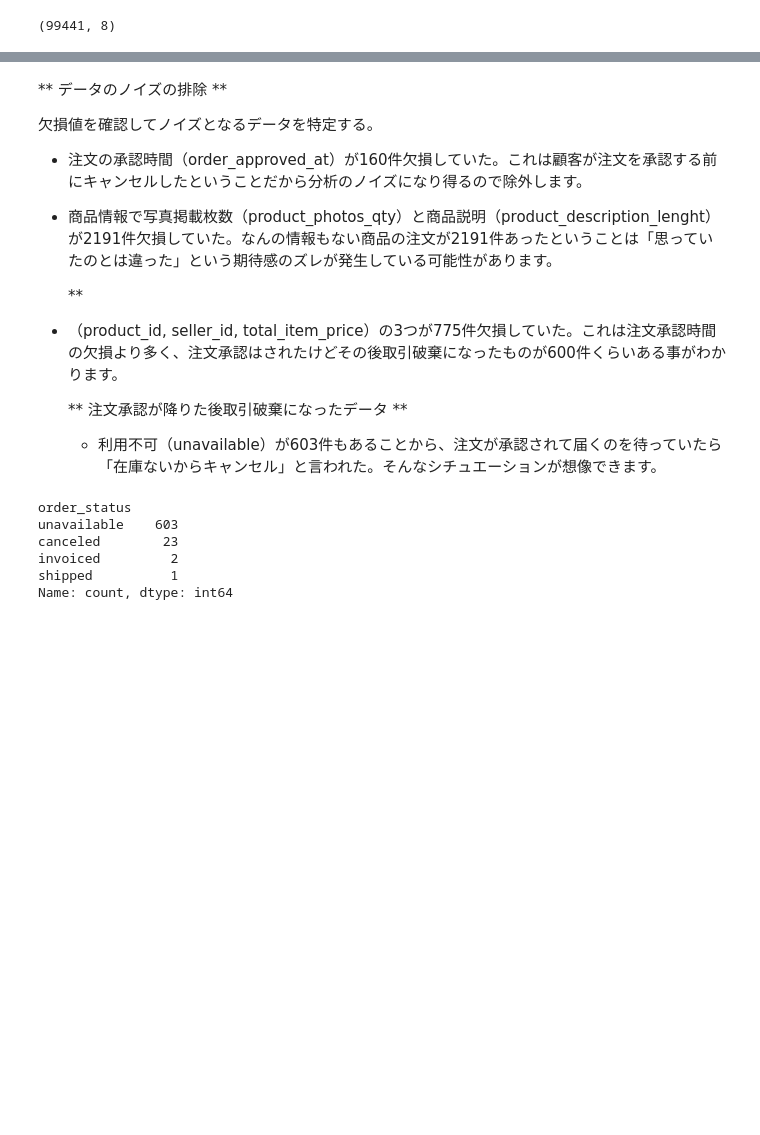
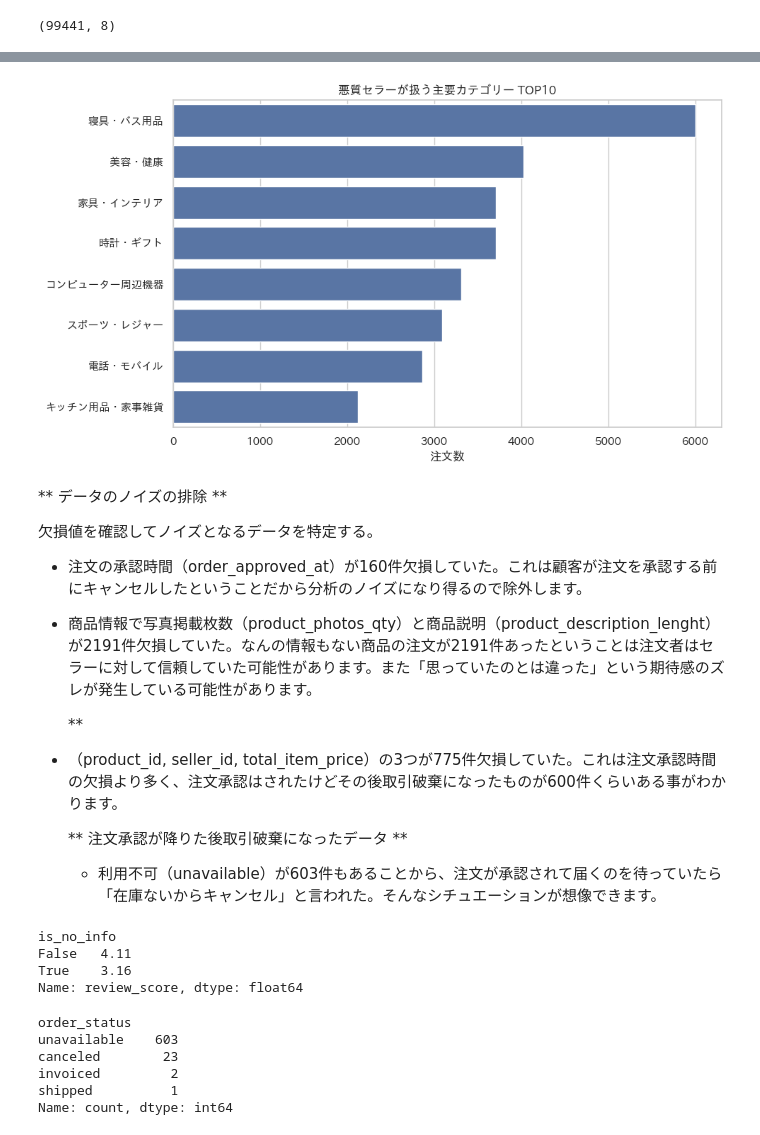
Before and after one commit to kanebako-s/olist-data-analysis, a Jupyter notebook: Kaggle_Olist_analysis_v2.0.ipynb, the cells around one changed output, grey strips where cells are left out. Cells and saved outputs as stored; diff of their text form; code cells hidden in the pictures; blank space fills up the shorter version.

```diff
--- a/Kaggle_Olist_analysis_v2.0.ipynb
+++ b/Kaggle_Olist_analysis_v2.0.ipynb
@@ -118,3 +229,32 @@ df_orders.shape
+# %%
+# 1. セラーごとの評価統計を算出
+seller_stats = df_final.groupby('seller_id').agg(
+    total_orders=('order_id', 'nunique'),
+    avg_score=('review_score', 'mean'),
+    bad_reviews=('review_score', lambda x: (x == 1).sum())
+).reset_index()
+
+# 2. 悪質/良質フラグの付与
+seller_stats['bad_rate'] = seller_stats['bad_reviews'] / seller_stats['total_orders']
+seller_stats['seller_type'] = 'Standard'
+seller_stats.loc[(seller_stats['bad_rate'] > 0.1) & (seller_stats['total_orders'] >= 15), 'seller_type'] = 'Bad'
+seller_stats.loc[(seller_stats['avg_score'] >= 4.5) & (seller_stats['total_orders'] >= 15), 'seller_type'] = 'Good'
+
+# 3. 元のデータに紐付け
+df_seller_analysis = pd.merge(df_final, seller_stats[['seller_id', 'seller_type']], on='seller_id', how='left')
+
+# 4. 悪質セラーが扱うカテゴリーの可視化（上位10件）
+bad_seller_categories = df_seller_analysis[df_seller_analysis['seller_type'] == 'Bad']['product_category_name'].value_counts().head(10)
+
+# 悪質セラーが扱う主要カテゴリー TOP10 の可視化。
+plt.figure(figsize=(10, 6))
+sns.barplot(x=bad_seller_categories.values, y=bad_seller_categories.index.map(category_mapping))
+plt.title('悪質セラーが扱う主要カテゴリー TOP10')
+plt.xlabel('注文数')
+plt.ylabel('')
+plt.show()
+# %% [output]
+[figure, added]
 # %% [markdown]
 ** データのノイズの排除 **
 
@@ -122,7 +262,7 @@ df_orders.shape
 
 * 注文の承認時間（order_approved_at）が160件欠損していた。これは顧客が注文を承認する前にキャンセルしたということだから分析のノイズになり得るので除外します。
 
-* 商品情報で写真掲載枚数（product_photos_qty）と商品説明（product_description_lenght）が2191件欠損していた。なんの情報もない商品の注文が2191件あったということは「思っていたのとは違った」という期待感のズレが発生している可能性があります。
+* 商品情報で写真掲載枚数（product_photos_qty）と商品説明（product_description_lenght）が2191件欠損していた。なんの情報もない商品の注文が2191件あったということは注文者はセラーに対して信頼していた可能性があります。また「思っていたのとは違った」という期待感のズレが発生している可能性があります。
 
   **
 
@@ -131,6 +271,18 @@ df_orders.shape
   ** 注文承認が降りた後取引破棄になったデータ **
 
   * 利用不可（unavailable）が603件もあることから、注文が承認されて届くのを待っていたら「在庫ないからキャンセル」と言われた。そんなシチュエーションが想像できます。
+# %%
+# 商品写真または説明文が欠損しているものを「情報なし」とする
+df_final['is_no_info'] = df_final['product_photos_qty'].isnull() | df_final['product_description_lenght'].isnull()
+
+# グループごとの平均レビュースコアを比較
+info_comparison = df_final.groupby('is_no_info')['review_score'].mean()
+print(info_comparison)
+# %% [output]
+is_no_info
+False   4.11
+True    3.16
+Name: review_score, dtype: float64
 # %%
 # 注文承認済み(not null) なのに、商品がない(null) 注文のステータスは？
 print(df_final[df_final['order_approved_at'].notnull() & df_final['product_id'].isnull()]['order_status'].value_counts())
```
Also changed, not shown: parts of 13 cells of this notebook.
